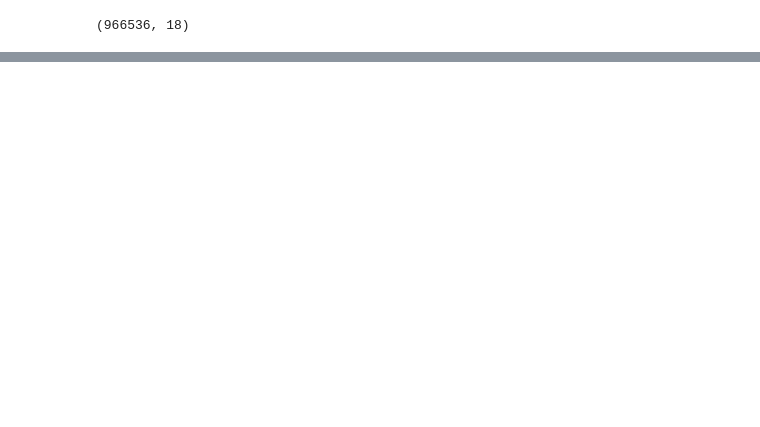
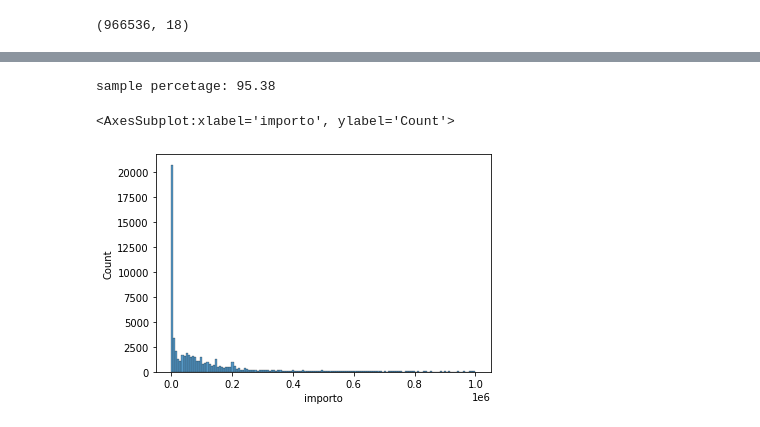
Before and after one commit to Yourne/synapthesis, a Jupyter notebook: explore.ipynb, the cells around one changed output, grey strips where cells are left out. Saved outputs shown, nothing was run; the diff lists cells and outputs as text; code cells hidden in the pictures; blank space fills up the shorter version.

```diff
--- a/explore.ipynb
+++ b/explore.ipynb
@@ -201,0 +314,8 @@ there are more call-winner
+# %%
+th = 1e6
+print(f"sample percetage: {np.sum(df.importo <= th) / df.shape[0] * 100 :.2f}")
+sns.histplot(df[df.importo <= th], x="importo")
+# %% [output]
+sample percetage: 95.38
+<AxesSubplot:xlabel='importo', ylabel='Count'>
+[figure, added]
```
Also changed, not shown: parts of 38 cells of this notebook, 1 other file.
